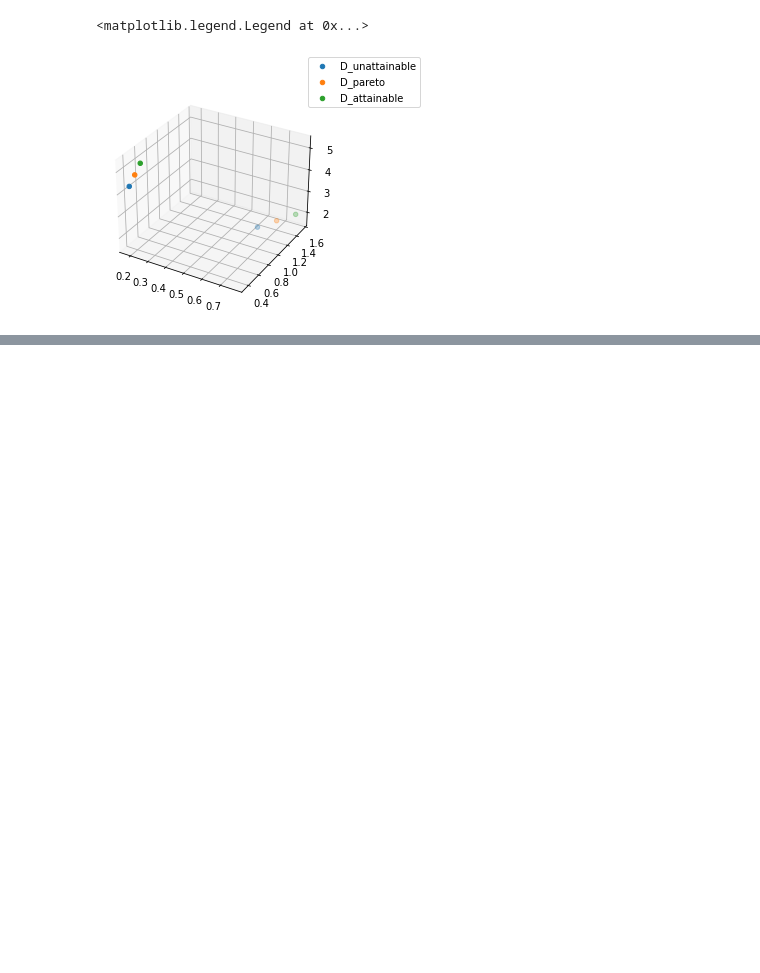
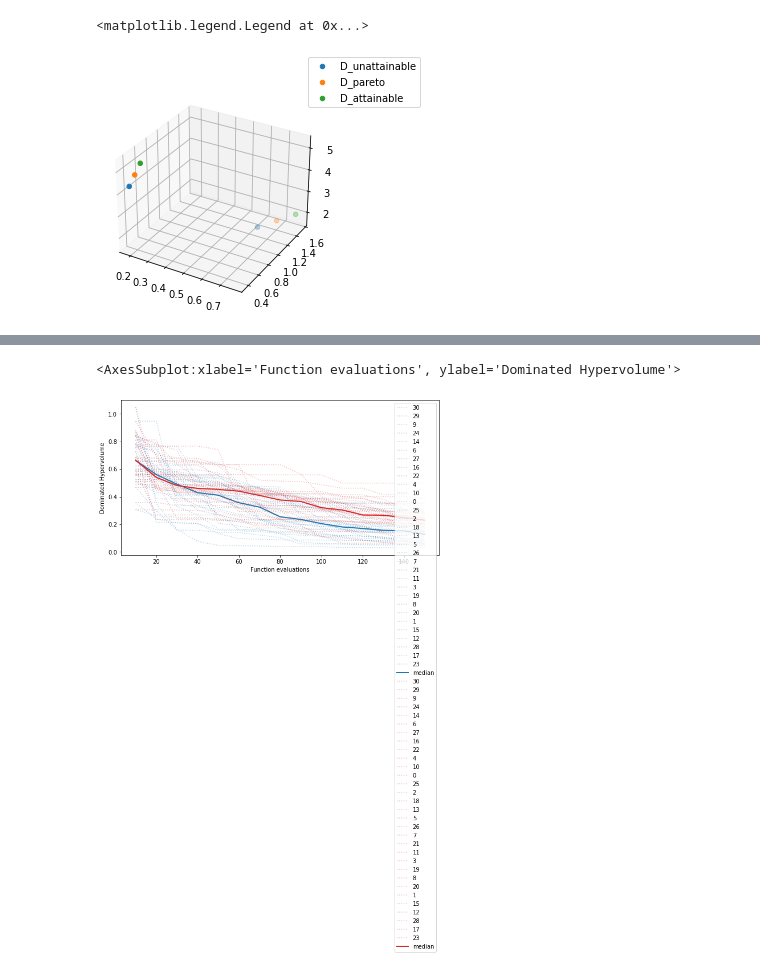
Before and after one commit to FinleyGibson/SAF_EMO, a Jupyter notebook: experiments/directed/analysis/results_tables/table_01.ipynb, the cells around one changed output, grey strips where cells are left out. Drawn from its saved outputs; the diff is of its cells as text; code cells hidden in the pictures; blank space fills up the shorter version.

```diff
--- a/experiments/directed/analysis/results_tables/table_01.ipynb
+++ b/experiments/directed/analysis/results_tables/table_01.ipynb
@@ -412,0 +182,6 @@ single_target_dominated_hypervolume(p, t2)
+# %%
+fig = results.plot_igd()
+results.plot_igd(axis=fig.gca(), c="C3", reference=True)
+# %% [output]
+<AxesSubplot:xlabel='Function evaluations', ylabel='Dominated Hypervolume'>
+[figure, added]
```
Also changed, not shown: parts of 24 cells of this notebook, 8 other files.
